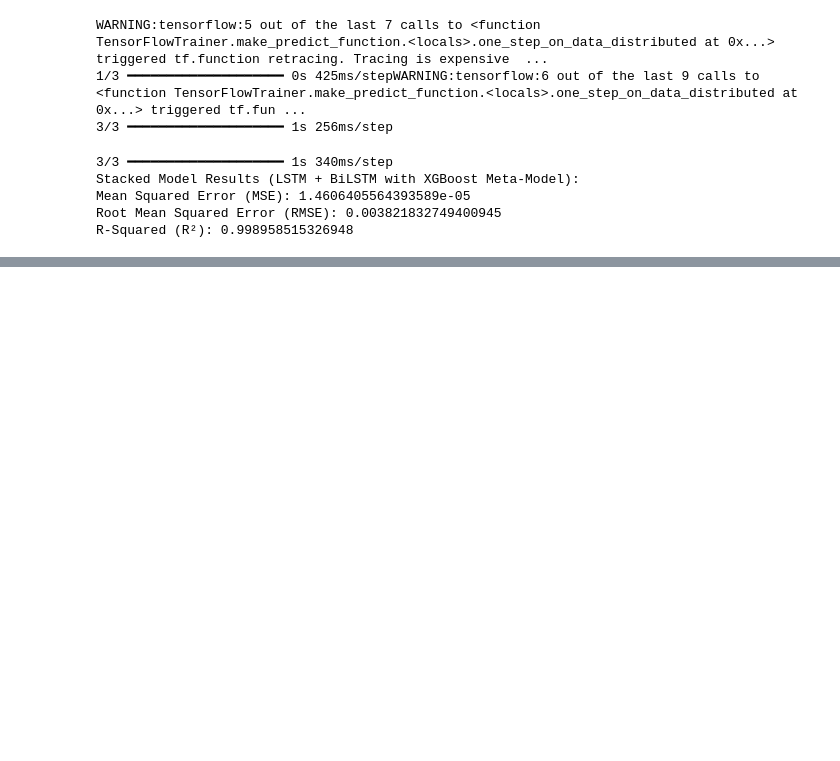
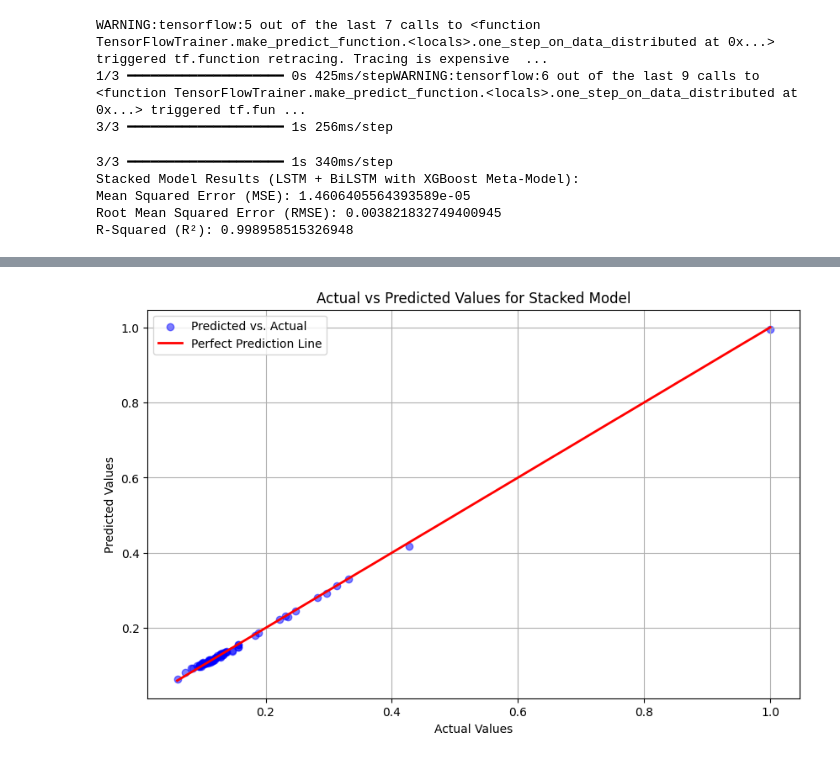
Before and after one commit to illuminatryX/TrainDelay, a Jupyter notebook: testing/GODLEVEL.ipynb, the cells around one changed output, grey strips where cells are left out. Drawn from its saved outputs; the diff is of its cells as text; code cells hidden in the pictures; blank space fills up the shorter version.

```diff
--- a/testing/GODLEVEL.ipynb
+++ b/testing/GODLEVEL.ipynb
@@ -631,3 +631,86 @@ Stacked Model Results (LSTM + BiLSTM with XGBoost Meta-Model):
 Mean Squared Error (MSE): 1.4606405564393589e-05
 Root Mean Squared Error (RMSE): 0.003821832749400945
 R-Squared (R²): 0.998958515326948
+# %%
+import numpy as np
+import pandas as pd
+from sklearn.model_selection import train_test_split
+from sklearn.metrics import mean_squared_error, r2_score
+from xgboost import XGBRegressor
+from tensorflow.keras.models import Sequential
+from tensorflow.keras.layers import LSTM, Bidirectional, Dense, Dropout
+from tensorflow.keras.optimizers import Adam
+from sklearn.preprocessing import MinMaxScaler
+import matplotlib.pyplot as plt
+
+# Load and preprocess the dataset
+data = pd.read_csv('new_data2.csv')
+data = data.drop(columns=['date(dd/mm/yy)'])
+
+# Create lag features for 'HYB'
+def create_lag_features(data, column, n_lags=3):
+    for lag in range(1, n_lags + 1):
+        data[f'{column}_lag{lag}'] = data[column].shift(lag)
+    return data
+
+data = create_lag_features(data, 'HYB', n_lags=3).dropna()
+X = data.drop(columns=['HYB']).values
+y = data['HYB'].values
+
+# Scale data
+scaler_y = MinMaxScaler()
+y_scaled = scaler_y.fit_transform(y.reshape(-1, 1))
+
+# Split data
+X_train, X_test, y_train, y_test = train_test_split(X, y_scaled, test_size=0.2, random_state=42)
+X_train_rnn = X_train.reshape((X_train.shape[0], 1, X_train.shape[1]))
+X_test_rnn = X_test.reshape((X_test.shape[0], 1, X_test.shape[1]))
+
+# Custom function to train LSTM and BiLSTM
+def build_and_train_rnn_model(model_type, X_train, y_train, X_test):
+    model = Sequential()
+    if model_type == "LSTM":
+        model.add(LSTM(200, return_sequences=True, activation='tanh', input_shape=(X_train.shape[1], X_train.shape[2])))
+    elif model_type == "BiLSTM":
+        model.add(Bidirectional(LSTM(200, return_sequences=True, activation='tanh'), input_shape=(X_train.shape[1], X_train.shape[2])))
+    model.add(Dropout(0.3))
+    model.add(LSTM(100, activation='tanh'))
+    model.add(Dropout(0.3))
+    model.add(Dense(1))  # Output layer for regression
+    model.compile(optimizer=Adam(learning_rate=0.0005), loss='mean_squared_error')
+    model.fit(X_train, y_train, epochs=300, batch_size=16, validation_split=0.1, verbose=0)
+    return scaler_y.inverse_transform(model.predict(X_test).flatten().reshape(-1, 1)).flatten()
+
+# Get predictions from both models
+predictions_lstm = build_and_train_rnn_model("LSTM", X_train_rnn, y_train, X_test_rnn)
+predictions_bilstm = build_and_train_rnn_model("BiLSTM", X_train_rnn, y_train, X_test_rnn)
+
+# Combine predictions for stacking with XGBoost as meta-model
+stacked_predictions_train = np.column_stack([predictions_lstm, predictions_bilstm])
+meta_model = XGBRegressor(n_estimators=100, learning_rate=0.1, random_state=42)
+meta_model.fit(stacked_predictions_train, y_test.flatten())
+
+# Final stacked prediction
+final_predictions = meta_model.predict(stacked_predictions_train)
+
+# Evaluate
+mse = mean_squared_error(y_test.flatten(), final_predictions)
+rmse = np.sqrt(mse)
+r2 = r2_score(y_test.flatten(), final_predictions)
+
+print("Stacked Model Results (LSTM + BiLSTM with XGBoost Meta-Model):")
+print(f"Mean Squared Error (MSE): {mse}")
+print(f"Root Mean Squared Error (RMSE): {rmse}")
+print(f"R-Squared (R²): {r2}")
+
+# Scatter plot of actual vs predicted values
+plt.figure(figsize=(10, 6))
+plt.scatter(y_test.flatten(), final_predictions, alpha=0.5, color='blue', label='Predicted vs. Actual')
+plt.plot([min(y_test.flatten()), max(y_test.flatten())], [min(y_test.flatten()), max(y_test.flatten())], color='red', lw=2, label='Perfect Prediction Line')
+plt.xlabel('Actual Values')
+plt.ylabel('Predicted Values')
+plt.title('Actual vs Predicted Values for Stacked Model')
+plt.legend()
+plt.grid(True)
+plt.show()
+# %% [output]
@@ -633,0 +723 @@ R-Squared (R²): 0.998958515326948
+[figure, added]
```
Also changed, not shown: parts of 1 cell of this notebook.
